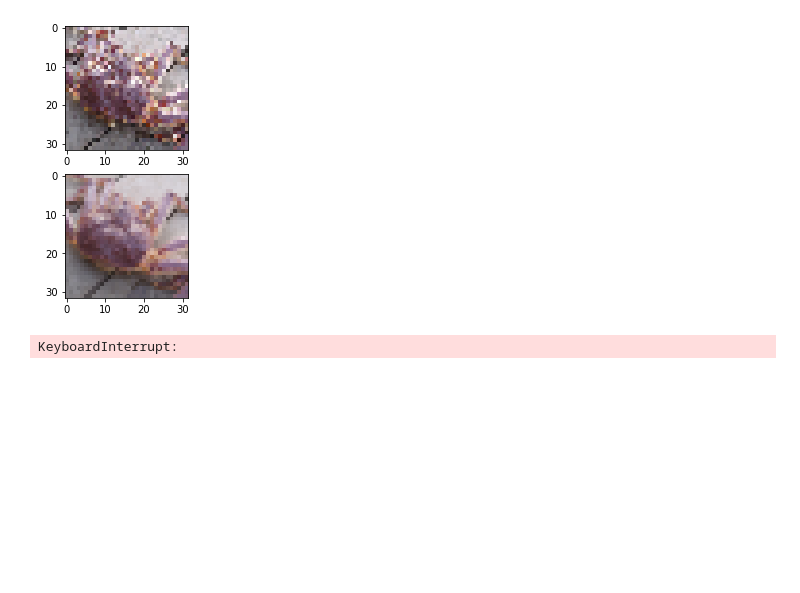
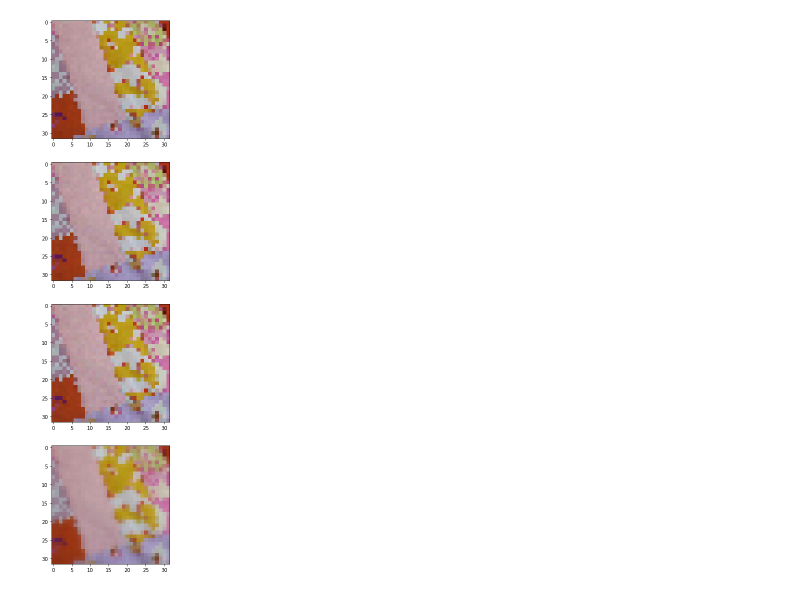
Before and after one commit to yetiiil/EE559, a Jupyter notebook: Miniproject1/proj1.ipynb, the cells around one changed output. Drawn from its saved outputs; the diff is of its cells as text; code cells hidden in the pictures; blank space fills up the shorter version.

```diff
--- a/Miniproject1/proj1.ipynb
+++ b/Miniproject1/proj1.ipynb
@@ -6,0 +13,2 @@ from torch.nn import functional as F
+# %%
+DATA_PATH = '../../data/'
@@ -7,15 +22,27 @@ from torch.nn import functional as F
 # %%
-path_train = '/Users/liyuxiao/Downloads/CS2022/Deep Learning/data/train_data.pkl'
-path_val = '/Users/liyuxiao/Downloads/CS2022/Deep Learning/data/val_data.pkl'
+path_train = DATA_PATH + 'train_data.pkl'
+path_val = DATA_PATH + 'val_data.pkl'
 
 # 2 tensors of size 50000 x 3 x H x W
 noisy_imgs_1, noisy_imgs_2 = torch.load(path_train)
-noisy_imgs_1 = noisy_imgs_1[0:1000]
-noisy_imgs_2 = noisy_imgs_2[0:1000]
+noisy_imgs_1_poisson = noisy_imgs_1 + torch.poisson(torch.rand(noisy_imgs_1.size()) * 5)
+noisy_imgs_2_poisson = noisy_imgs_2 + torch.poisson(torch.rand(noisy_imgs_2.size()) * 5)
+noisy_imgs_1_bernoulli = noisy_imgs_1 + torch.bernoulli(torch.empty(noisy_imgs_1.size()).uniform_(0, 1))*5
+noisy_imgs_2_bernoulli = noisy_imgs_2 + torch.bernoulli(torch.empty(noisy_imgs_2.size()).uniform_(0, 1))*5
+
+noisy_imgs_1 , noisy_imgs_2 = noisy_imgs_1.float()/255, noisy_imgs_2.float()/255
+noisy_imgs_1_poisson , noisy_imgs_2_poisson = noisy_imgs_1_poisson.float()/255, noisy_imgs_2_poisson.float()/255
+noisy_imgs_1_bernoulli , noisy_imgs_2_bernoulli = noisy_imgs_1_bernoulli.float()/255, noisy_imgs_2_bernoulli.float()/255
 
 noisy_imgs, clean_imgs = torch.load(path_val)
+noisy_imgs , clean_imgs = noisy_imgs.float()/255, clean_imgs.float()/255
+
 print(noisy_imgs_1.size())
 print(noisy_imgs_2.size())
+print(noisy_imgs_1_poisson.size())
+print(noisy_imgs_2_poisson.size())
+print(noisy_imgs_1_bernoulli.size())
+print(noisy_imgs_2_bernoulli.size())
 print(noisy_imgs.size())
 print(clean_imgs.size())
 # %% [output]
@@ -40,9 +56,0 @@ plt.imshow(transform(noisy_imgs_2[100]));
-# %%
-import matplotlib.pyplot as plt
-plt.figure(figsize = [10, 5])
-plt.subplot(2,1,1)
-plt.imshow(transform(noisy_imgs[0]));
-plt.subplot(2,1,2)
-plt.imshow(transform(clean_imgs[0]));
-# %% [output]
-[figure, removed]
@@ -123,32 +57,16 @@ class UNet(nn.Module):
-# %%
-from tqdm import tqdm
-
-device = torch.device('cuda' if torch.cuda.is_available() else 'cpu')
-model = UNet(in_channels=3, out_channels=3).to(device)
-
-batch_size, nb_epochs = 100, 100
-optimizer = torch.optim.Adam(model.parameters(), lr = 1e-3)
-mse = nn.MSELoss()
-
-for e in tqdm(range(nb_epochs)):
-    input = noisy_imgs_1.to(device).type(torch.float).split(batch_size)
-    target = noisy_imgs_2.to(device).type(torch.float).split(batch_size)
-    for i in range(len(input)):
-        output = model(input[i])
-        loss = mse(output[i], target[i])
-
-        optimizer.zero_grad()
-        loss.backward()
-        optimizer.step()
-
-plt.figure()
-plt.subplot(1, 3, 1)
-plt.imshow(transform(input[i][11]))
-plt.subplot(1, 3, 2)
-plt.imshow(transform(output[11]))
-plt.subplot(1, 3, 3)
-plt.imshow(transform(target[i][11]))
-
-print(output[0].size(), target[0].size())
-# %% [output]
-KeyboardInterrupt:
+# %%
+blurrer_1 = T.GaussianBlur(kernel_size=(5, 5), sigma=(0.5, 0.5))
+blurred_1_noisy_imgs_1 = blurrer_1(noisy_imgs_1)
+blurred_1_noisy_imgs_2 = blurrer_1(noisy_imgs_2)
+# %%
+plt.figure(figsize = [20, 20])
+plt.subplot(4,1,1)
+plt.imshow(transform(noisy_imgs_1[2]));
+plt.subplot(4,1,2)
+plt.imshow(transform(noisy_imgs_1_poisson[2]));
+plt.subplot(4,1,3)
+plt.imshow(transform(noisy_imgs_1_bernoulli[2]));
+plt.subplot(4,1,4)
+plt.imshow(transform(blurred_1_noisy_imgs_1[2]));
+# %% [output]
+[figure, added]
```
Also changed, not shown: parts of 12 cells of this notebook, 4 other files.
